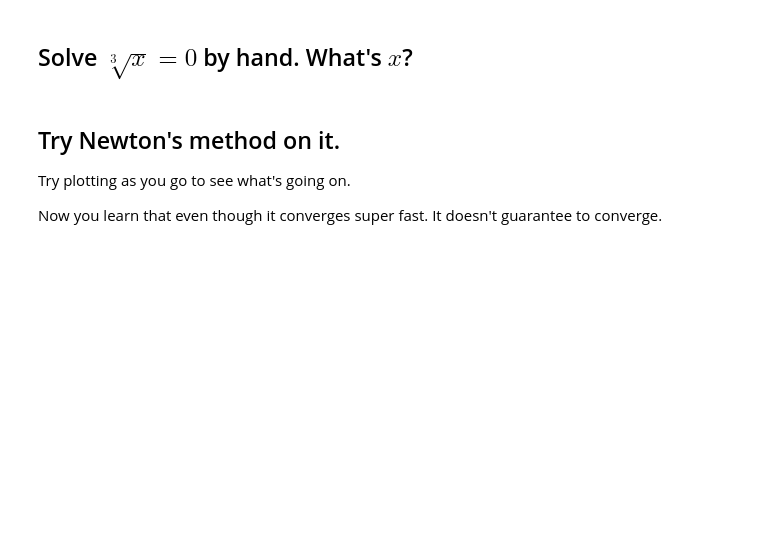
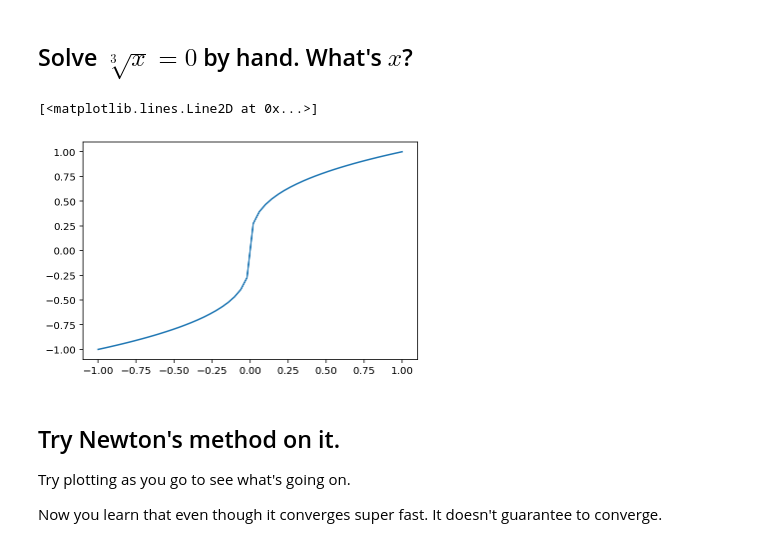
Before and after one commit to MUIC-Numerical-Methods-2018/Exercise-1-Basics-Notebook-and-Finding-Root, a Jupyter notebook: 01 Plotting and Finding Root.ipynb, the cells around one changed output. Cells and saved outputs as stored; diff of their text form; code cells hidden in the pictures; blank space fills up the shorter version.

```diff
--- a/01 Plotting and Finding Root.ipynb
+++ b/01 Plotting and Finding Root.ipynb
@@ -233,7 +233,8 @@ def f(x):
 def fp(x):
     return 1 + np.sin(x)
 
-print(newton(f, fp, 0.8, 5))
+x= newton(f, fp, 0.8, 5)
+print(f(x))
 
 
 def g(x):
@@ -241,4 +242,7 @@ def g(x):
 
 def gp(x):
     return 3*x**2 - 1
+
+x = newton(g, gp, 1, 5)
+print(g(x))
 # %% [output]
@@ -255,6 +260,15 @@ Here is how I annotate the figure
 </div>
 # %% [markdown]
 ## Solve $\sqrt[3]{x}=0$ by hand. What's $x$?
+# %%
+def cube_root(x):
+    return np.power(np.abs(x),float(1)/3)*np.sign(x)
+xs = np.linspace(-1, 1, 50)
+ys = cube_root(xs)
+plt.plot(xs, ys)
+# %% [output]
+[<matplotlib.lines.Line2D at 0x...>]
+[figure, added]
 # %% [markdown]
 ## Try Newton's method on it.
 Try plotting as you go to see what's going on.
```
Also changed, not shown: parts of 1 cell of this notebook.
